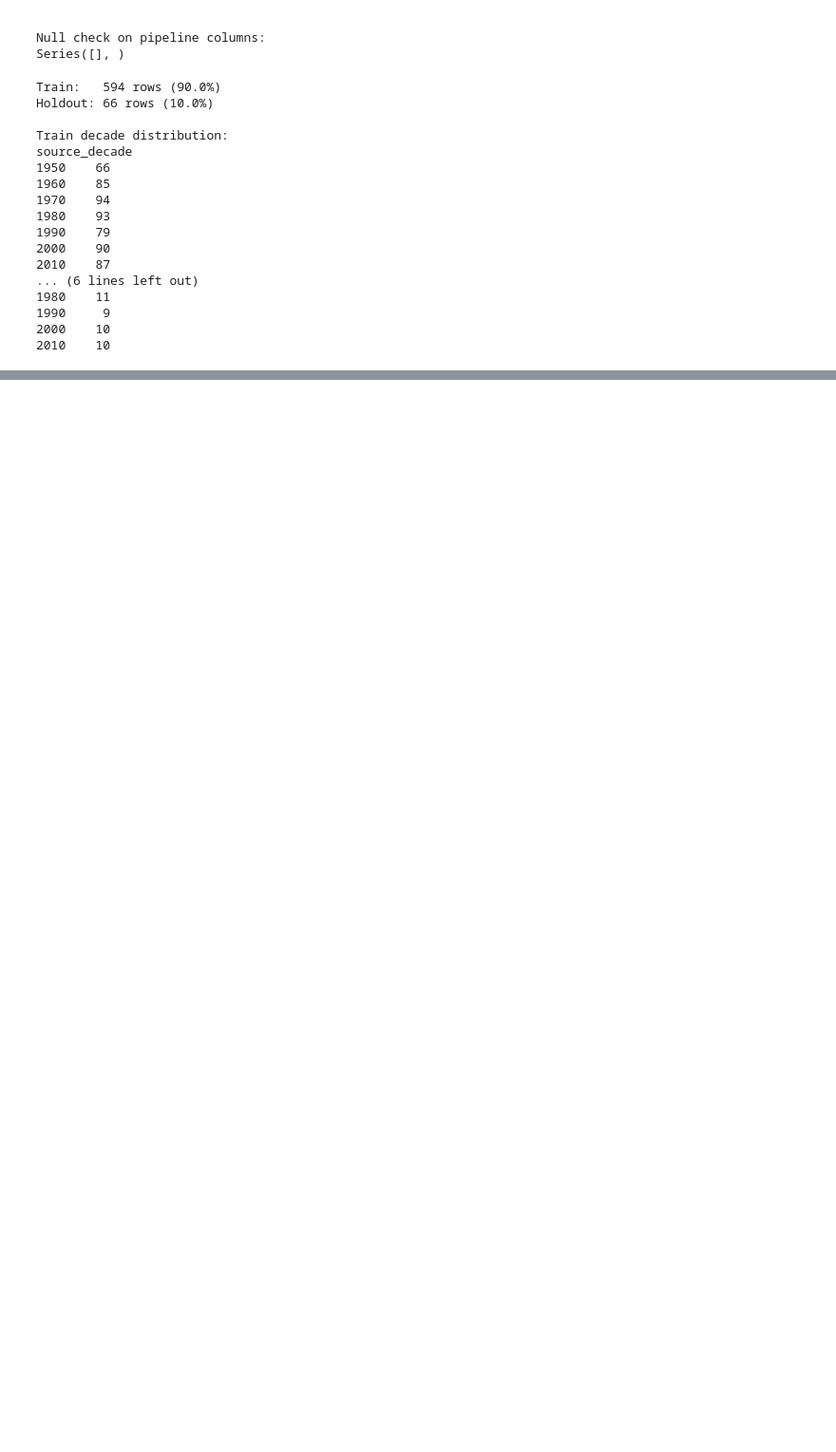
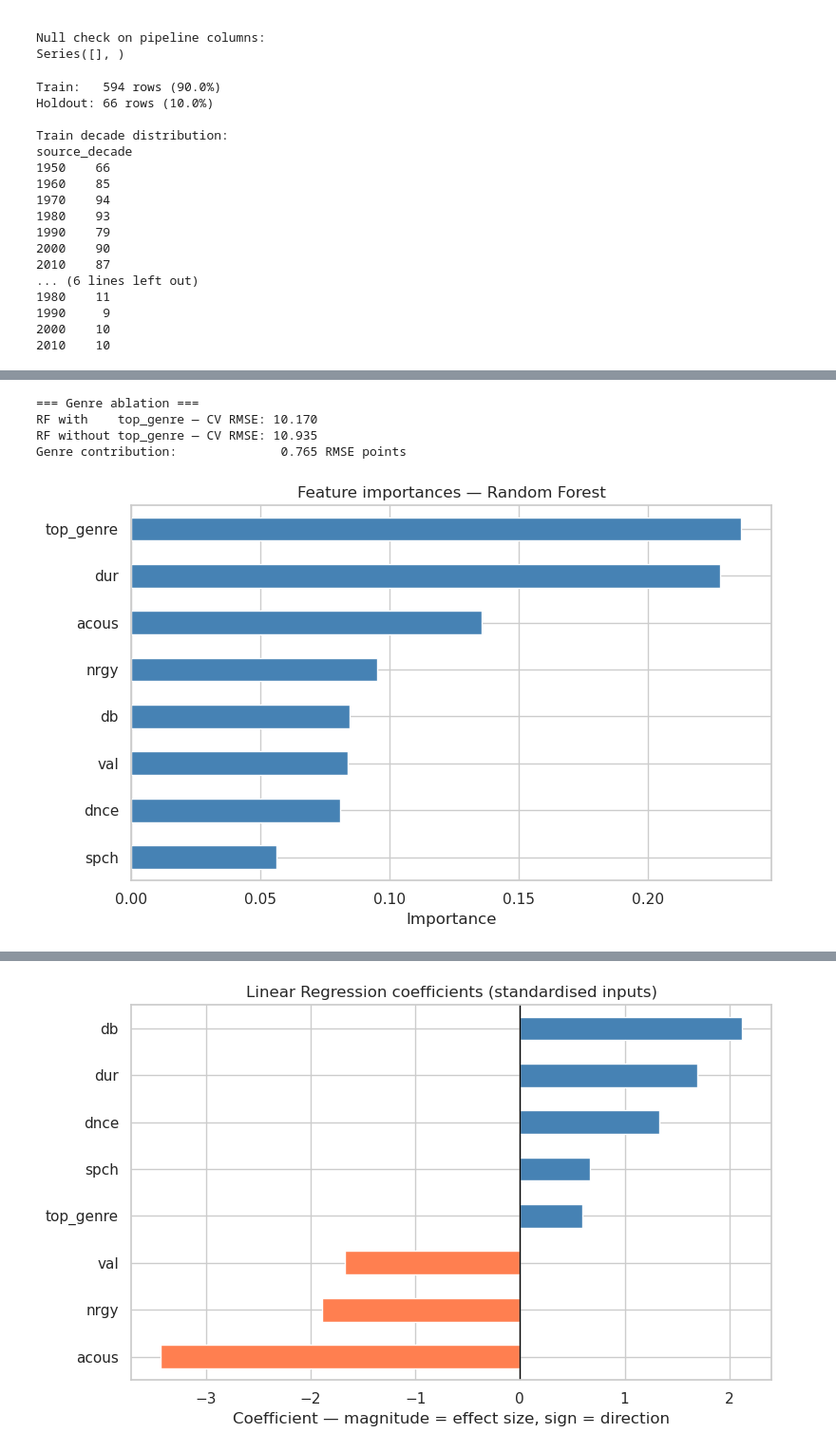
Before and after one commit to nathanorm/stats-notebook, a Jupyter notebook: notebooks/machine-learning/01-ml-tasks.ipynb, the cells around one changed output, grey strips where cells are left out. Shown at 95% size. Saved outputs shown, nothing was run; the diff lists cells and outputs as text; code cells hidden in the pictures; blank space fills up the shorter version.

```diff
--- a/notebooks/machine-learning/01-ml-tasks.ipynb
+++ b/notebooks/machine-learning/01-ml-tasks.ipynb
@@ -449,0 +665,77 @@ source_decade
+# %%
+from sklearn.inspection import PartialDependenceDisplay
+
+# ── 1. Genre ablation ─────────────────────────────────────────────────────────
+from sklearn.pipeline import Pipeline as _P
+from sklearn.compose import ColumnTransformer as _CT
+
+_pre_no_genre = _CT([
+    ("log_feats", FunctionTransformer(np.log1p, feature_names_out="one-to-one"), LOG_FEATURES),
+    ("numeric",   "passthrough", SCALE_FEATURES),
+], verbose_feature_names_out=False)
+
+rf_no_genre = _P([
+    ("pre",   _pre_no_genre),
+    ("model", RandomForestRegressor(n_estimators=200, max_features="sqrt", random_state=42)),
+])
+
+X_train_no_genre = df_train[FINAL_FEATURES]
+res_no_genre     = cross_validate(rf_no_genre, X_train_no_genre, y_train, cv=CV, scoring=scoring)
+rmse_no_genre    = -res_no_genre["test_rmse"].mean()
+rmse_with_genre  = results_df.loc["Random Forest", "CV RMSE"]
+
+print("=== Genre ablation ===")
+print(f"RF with    top_genre — CV RMSE: {rmse_with_genre:.3f}")
+print(f"RF without top_genre — CV RMSE: {rmse_no_genre:.3f}")
+print(f"Genre contribution:              {rmse_no_genre - rmse_with_genre:.3f} RMSE points")
+
+# ── 2. Feature importances ────────────────────────────────────────────────────
+feature_names = best_pipe.named_steps["pre"].get_feature_names_out().tolist()
+model_step    = best_pipe.named_steps["model"]
+
+imp = pd.Series(model_step.feature_importances_, index=feature_names).sort_values()
+fig, ax = plt.subplots(figsize=(8, 5))
+imp.plot(kind="barh", ax=ax, color="steelblue", edgecolor="white")
+ax.set_title(f"Feature importances — {best_name}")
+ax.set_xlabel("Importance")
+plt.tight_layout()
+plt.show()
+print(imp.sort_values(ascending=False).round(4).to_string())
+
+# ── 3. Linear Regression coefficients ────────────────────────────────────────
+lr_pipe = fitted_pipelines["Linear Regression"]
+lr_feat = lr_pipe.named_steps["pre"].get_feature_names_out().tolist()
+lr_coef = pd.Series(lr_pipe.named_steps["model"].coef_, index=lr_feat).sort_values()
+colors  = ["coral" if v < 0 else "steelblue" for v in lr_coef]
+
+fig, ax = plt.subplots(figsize=(8, 5))
+lr_coef.plot(kind="barh", ax=ax, color=colors, edgecolor="white")
+ax.axvline(0, color="black", lw=1)
+ax.set_title("Linear Regression coefficients (standardised inputs)")
+ax.set_xlabel("Coefficient — magnitude = effect size, sign = direction")
+plt.tight_layout()
+plt.show()
+print("\nLR coefficients:")
+print(lr_coef.round(3).to_string())
+
+# ── 4. Partial dependence — top 3 numeric features ────────────────────────────
+top3_input = [f for f in imp.sort_values(ascending=False).index
+              if f in FINAL_FEATURES][:3]
+print(f"\nPDP features: {top3_input}")
+
+X_train_float = X_train.astype({c: float for c in FINAL_FEATURES})
+
+fig, axes = plt.subplots(1, 3, figsize=(14, 4))
+PartialDependenceDisplay.from_estimator(
+    best_pipe, X_train_float, features=top3_input,
+    feature_names=X_train_float.columns.tolist(), ax=axes,
+)
+fig.suptitle(f"Partial dependence — {best_name} (top 3 numeric features)", fontsize=12)
+plt.tight_layout()
+plt.show()
+# %% [output]
+=== Genre ablation ===
+RF with    top_genre — CV RMSE: 10.170
+RF without top_genre — CV RMSE: 10.935
+Genre contribution:              0.765 RMSE points
+[figure, added]
@@ -449,0 +750 @@ source_decade
+[figure, added]
```
Also changed, not shown: parts of 9 cells of this notebook.
